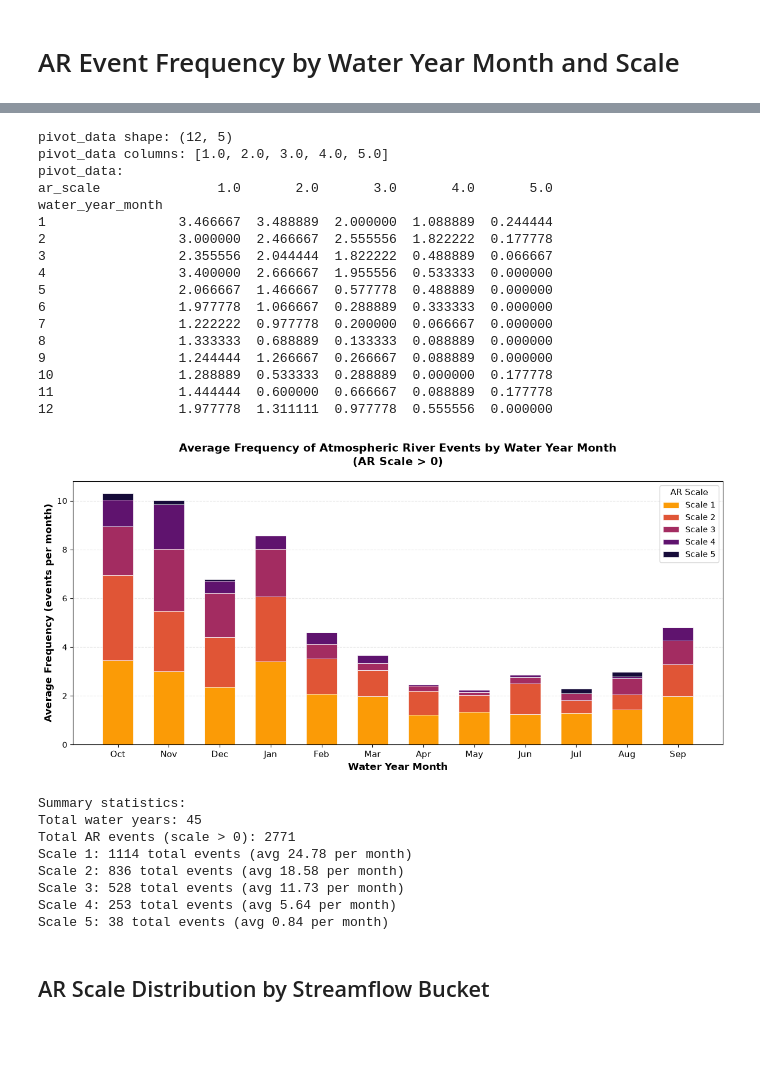
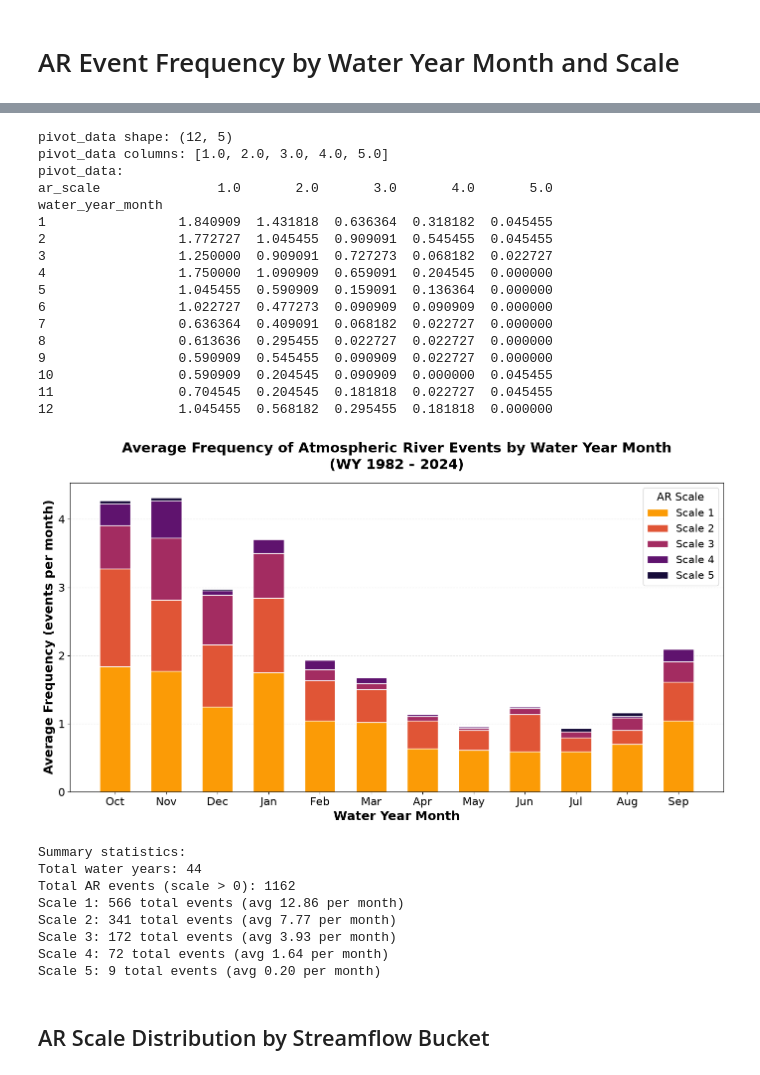
Before and after one commit to DSHydro/skagit-met, a Jupyter notebook: multi_product_bulk_bias/paper_figure_2/figures.ipynb, the cells around one changed output, grey strips where cells are left out. Drawn from its saved outputs; the diff is of its cells as text; code cells hidden in the pictures; blank space fills up the shorter version.

Commit message:
Updated how ar and non-ar are counted, then updated plots

```diff
--- a/multi_product_bulk_bias/paper_figure_2/figures.ipynb
+++ b/multi_product_bulk_bias/paper_figure_2/figures.ipynb
@@ -5,5 +6,6 @@ from pathlib import Path
 # %%
-events_csv = Path("/data0/hernanqd/plots_code/skagit_basin_de/multi_product_bulk_bias/outputs/2_ar_scale_and_sampling.csv")
+# events_csv = Path("/data0/hernanqd/plots_code/skagit_basin_de/multi_product_bulk_bias/outputs/2_ar_scale_and_sampling.csv")
+events_csv = Path("/data0/hernanqd/plots_code/skagit_basin_de/multi_product_bulk_bias/outputs/3_multi_product_bulk_bias_data.csv")
 # %%
 events = pd.read_csv(events_csv)
 events
@@ -87,18 +87,18 @@ pivot_data columns: [1.0, 2.0, 3.0, 4.0, 5.0]
 pivot_data:
 ar_scale               1.0       2.0       3.0       4.0       5.0
 water_year_month
-1                 3.466667  3.488889  2.000000  1.088889  0.244444
-2                 3.000000  2.466667  2.555556  1.822222  0.177778
-3                 2.355556  2.044444  1.822222  0.488889  0.066667
-4                 3.400000  2.666667  1.955556  0.533333  0.000000
-5                 2.066667  1.466667  0.577778  0.488889  0.000000
-6                 1.977778  1.066667  0.288889  0.333333  0.000000
-7                 1.222222  0.977778  0.200000  0.066667  0.000000
-8                 1.333333  0.688889  0.133333  0.088889  0.000000
-9                 1.244444  1.266667  0.266667  0.088889  0.000000
-10                1.288889  0.533333  0.288889  0.000000  0.177778
-11                1.444444  0.600000  0.666667  0.088889  0.177778
-12                1.977778  1.311111  0.977778  0.555556  0.000000
+1                 1.840909  1.431818  0.636364  0.318182  0.045455
+2                 1.772727  1.045455  0.909091  0.545455  0.045455
+3                 1.250000  0.909091  0.727273  0.068182  0.022727
+4                 1.750000  1.090909  0.659091  0.204545  0.000000
+5                 1.045455  0.590909  0.159091  0.136364  0.000000
+6                 1.022727  0.477273  0.090909  0.090909  0.000000
+7                 0.636364  0.409091  0.068182  0.022727  0.000000
+8                 0.613636  0.295455  0.022727  0.022727  0.000000
+9                 0.590909  0.545455  0.090909  0.022727  0.000000
+10                0.590909  0.204545  0.090909  0.000000  0.045455
+11                0.704545  0.204545  0.181818  0.022727  0.045455
+12                1.045455  0.568182  0.295455  0.181818  0.000000
 # %%
 # Month names for water year (Oct-Sept)
 water_year_months = ['Oct', 'Nov', 'Dec', 'Jan', 'Feb', 'Mar', 'Apr', 'May', 'Jun', 'Jul', 'Aug', 'Sep']
@@ -108,50 +108,51 @@ x = np.arange(len(water_year_months))
 width = 0.6
 
 # Create stacked bar chart
-fig, ax = plt.subplots(figsize=(12, 6))
+fig, ax = plt.subplots(figsize=(14, 8))
 
 # Color palette for scales (excluding 0)
 color_map = {1.0: '#fb9b06', 2.0: '#e05536', 3.0: '#a32c61', 4.0: '#5f136e', 5.0: '#160b39'}
 
 # Plot stacked bars for each scale category
 bottom = np.zeros(len(water_year_months))
 for scale in sorted(pivot_data.columns):
     values = pivot_data[scale].values
     color = color_map.get(scale, '#999999')
-    ax.bar(x, values, width, label=f'Scale {int(scale)}', bottom=bottom, color=color, edgecolor='white', linewidth=0.5)
+    ax.bar(x, values, width, label=f'Scale {int(scale)}', bottom=bottom, color=color, edgecolor='white', linewidth=1)
     bottom += values
 
-ax.set_xlabel('Water Year Month', fontsize=12, fontweight='bold')
-ax.set_ylabel('Average Frequency (events per month)', fontsize=12, fontweight='bold')
-ax.set_title('Average Frequency of Atmospheric River Events by Water Year Month\n(AR Scale > 0)', fontsize=14, fontweight='bold', pad=20)
+ax.set_xlabel('Water Year Month', fontsize=18, fontweight='bold')
+ax.set_ylabel('Average Frequency (events per month)', fontsize=18, fontweight='bold')
+ax.set_title('Average Frequency of Atmospheric River Events by Water Year Month\n(WY 1982 - 2024)', fontsize=20, fontweight='bold', pad=20)
 ax.set_xticks(x)
-ax.set_xticklabels(water_year_months, fontsize=11)
-ax.legend(title='AR Scale', fontsize=10, title_fontsize=11, loc='upper right', ncol=1)
+ax.set_xticklabels(water_year_months, fontsize=16)
+ax.tick_params(axis='y', labelsize=16)
+ax.legend(title='AR Scale', fontsize=15, title_fontsize=16, loc='upper right', ncol=1)
 ax.grid(axis='y', alpha=0.3, linestyle='--', linewidth=0.8)
 ax.set_axisbelow(True)
 ax.set_ylim(bottom=0)
 
 plt.tight_layout()
 plt.show()
 
 print("\nSummary statistics:")
 print(f"Total water years: {num_water_years}")
 total_events = pivot_data.sum().sum() * num_water_years
 print(f"Total AR events (scale > 0): {int(total_events)}")
 for scale in sorted(pivot_data.columns):
     total_for_scale = int(pivot_data[scale].sum() * num_water_years)
     avg_for_scale = pivot_data[scale].sum()
     print(f"Scale {int(scale)}: {total_for_scale} total events (avg {avg_for_scale:.2f} per month)")
 # %% [output]
-[figure, old version]
+[figure, new version]
 Summary statistics:
-Total water years: 45
-Total AR events (scale > 0): 2771
-Scale 1: 1114 total events (avg 24.78 per month)
-Scale 2: 836 total events (avg 18.58 per month)
-Scale 3: 528 total events (avg 11.73 per month)
-Scale 4: 253 total events (avg 5.64 per month)
-Scale 5: 38 total events (avg 0.84 per month)
+Total water years: 44
+Total AR events (scale > 0): 1162
+Scale 1: 566 total events (avg 12.86 per month)
+Scale 2: 341 total events (avg 7.77 per month)
+Scale 3: 172 total events (avg 3.93 per month)
+Scale 4: 72 total events (avg 1.64 per month)
+Scale 5: 9 total events (avg 0.20 per month)
 # %% [markdown]
 ## AR Scale Distribution by Streamflow Bucket
 # %%
```
Also changed, not shown: parts of 5 cells of this notebook, 13 other files.
